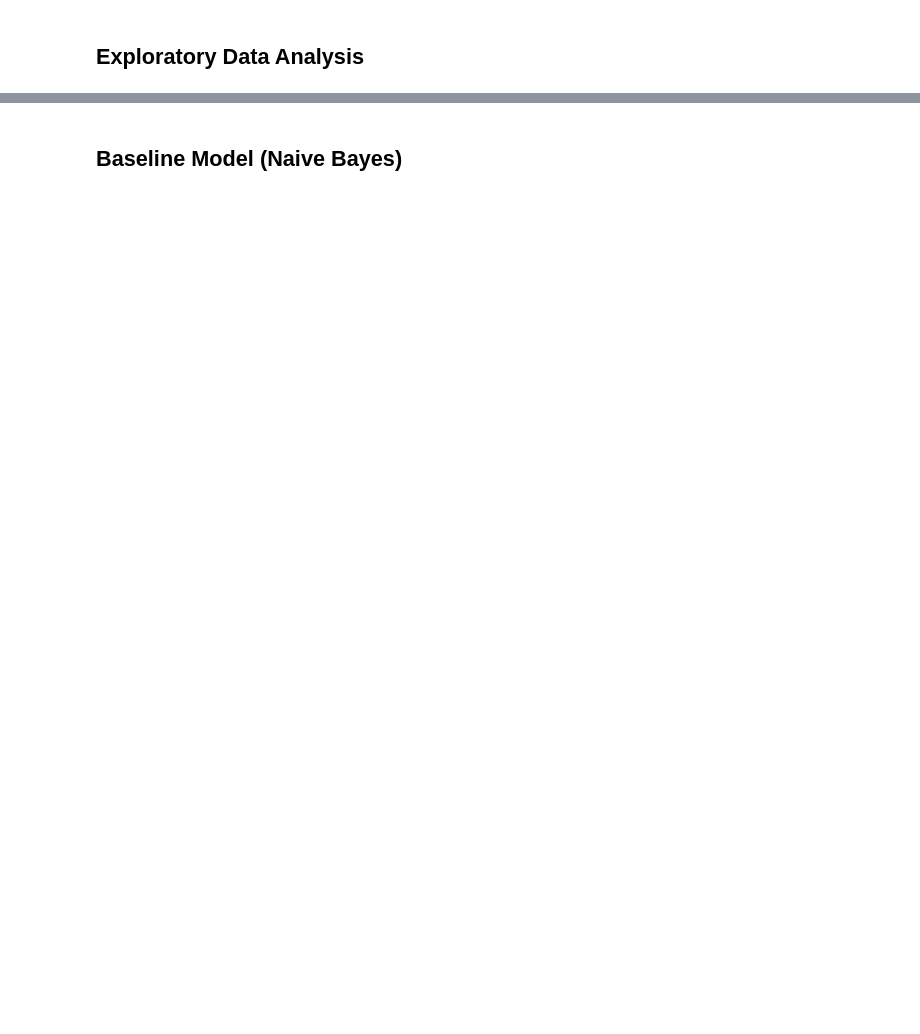
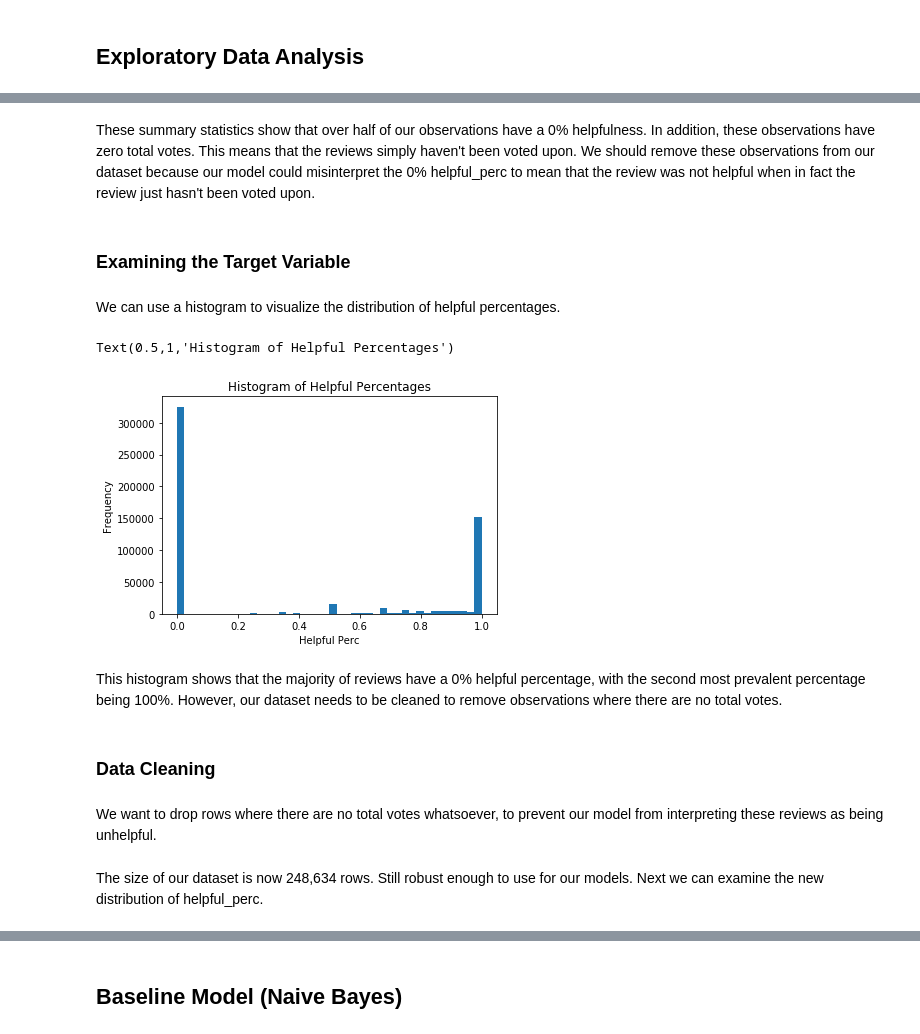
Before and after one commit to tucker-anderson/Amazon-Review-Analysis, a Jupyter notebook: W266_Final_AmazonReviews.ipynb, the cells around one changed output, grey strips where cells are left out. Saved outputs shown, nothing was run; the diff lists cells and outputs as text; code cells hidden in the pictures; blank space fills up the shorter version.

```diff
--- a/W266_Final_AmazonReviews.ipynb
+++ b/W266_Final_AmazonReviews.ipynb
@@ -112,0 +159,23 @@ df.sample(20)
+# %% [markdown]
+These summary statistics show that over half of our observations have a 0% helpfulness. In addition, these observations have zero total votes. This means that the reviews simply haven't been voted upon. We should remove these observations from our dataset because our model could misinterpret the 0% helpful_perc to mean that the review was not helpful when in fact the review just hasn't been voted upon.
+# %% [markdown]
+### Examining the Target Variable
+# %% [markdown]
+We can use a histogram to visualize the distribution of helpful percentages.
+# %%
+fig1 = plt.figure()
+ax1 = fig1.add_subplot(1, 1, 1)
+n, bins, patches = ax1.hist(x=df['helpful_perc'], bins='auto')
+
+ax1.set_xlabel('Helpful Perc')
+ax1.set_ylabel('Frequency')
+ax1.set_title('Histogram of Helpful Percentages')
+# %% [output]
+Text(0.5,1,'Histogram of Helpful Percentages')
+[figure, added]
+# %% [markdown]
+This histogram shows that the majority of reviews have a 0% helpful percentage, with the second most prevalent percentage being 100%. However, our dataset needs to be cleaned to remove observations where there are no total votes.
+# %% [markdown]
+### Data Cleaning
+# %% [markdown]
+We want to drop rows where there are no total votes whatsoever, to prevent our model from interpreting these reviews as being unhelpful.
@@ -112,0 +185,2 @@ df.sample(20)
+# %% [markdown]
+The size of our dataset is now 248,634 rows. Still robust enough to use for our models. Next we can examine the new distribution of helpful_perc.
```
Also changed, not shown: parts of 19 cells of this notebook.
